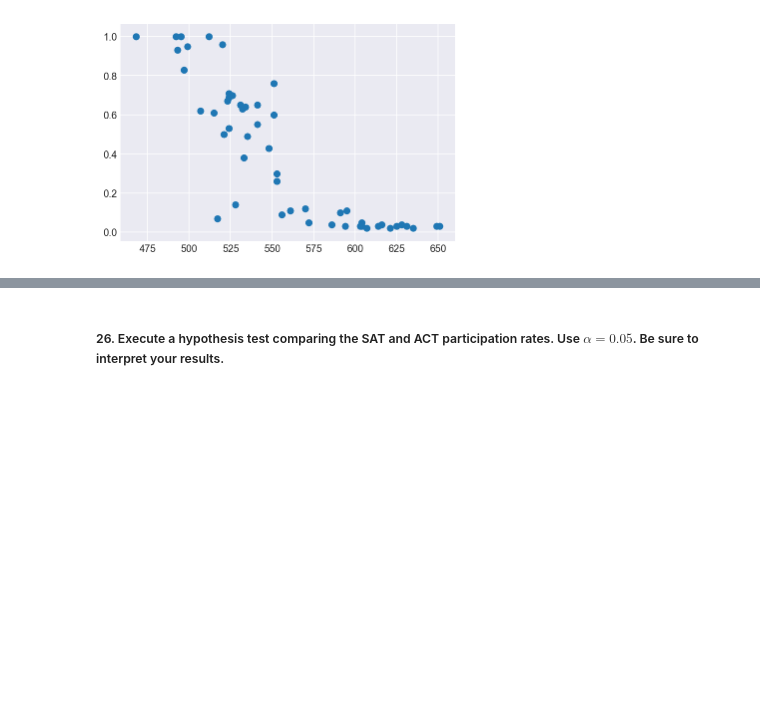
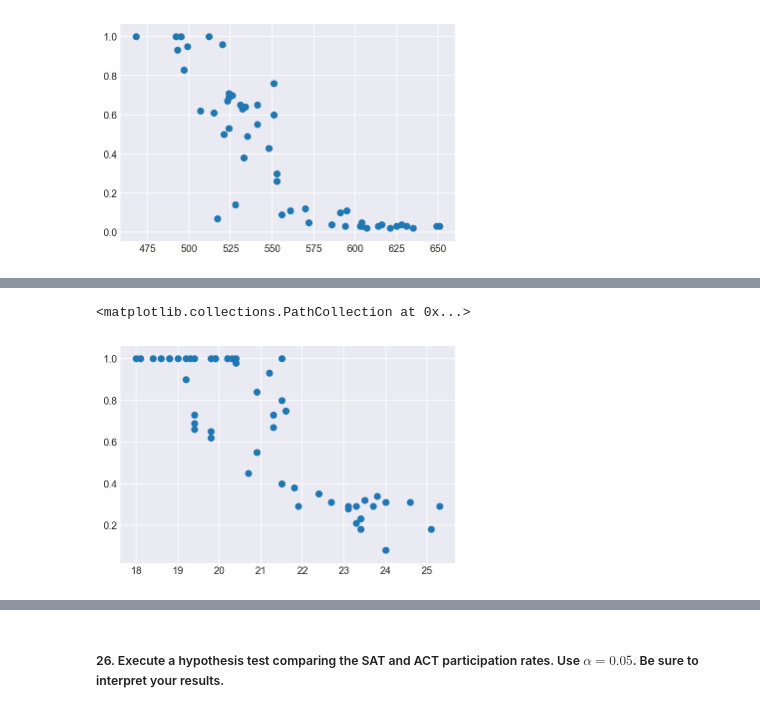
Before and after one commit to harryconnelly/SAT-vs-ACT, a Jupyter notebook: code/starter-code.ipynb, the cells around one changed output, grey strips where cells are left out. Drawn from its saved outputs; the diff is of its cells as text; code cells hidden in the pictures; blank space fills up the shorter version.

```diff
--- a/code/starter-code.ipynb
+++ b/code/starter-code.ipynb
@@ -821 +936,7 @@ plt.scatter(df_merge['Math_ACT'], df_merge['Participation_ACT'])
+# %%
+#math act and participatoin act scatterplot
+plt.scatter(df_merge['Math_ACT'], df_merge['Participation_ACT'])
+# %% [output]
+<matplotlib.collections.PathCollection at 0x...>
+[figure, added]
 # %%
```
Also changed, not shown: parts of 124 cells of this notebook.
